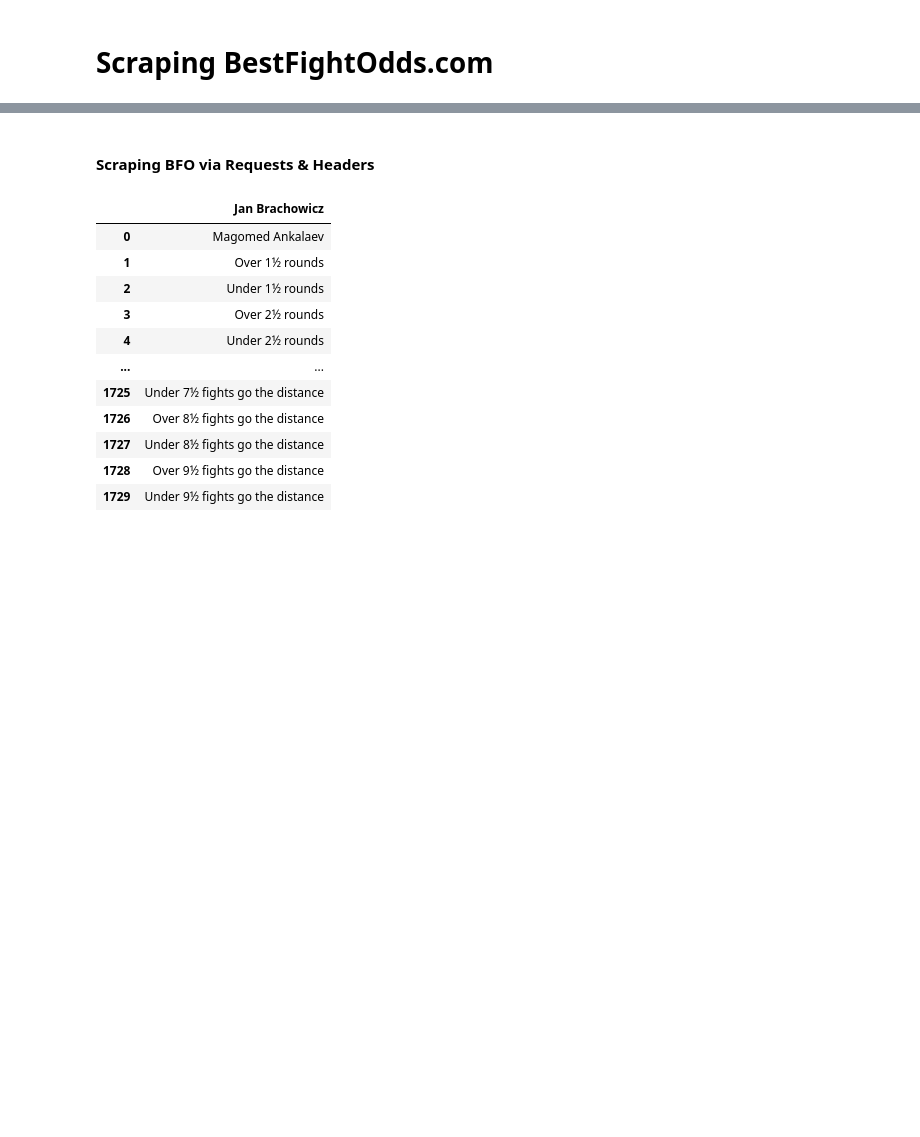
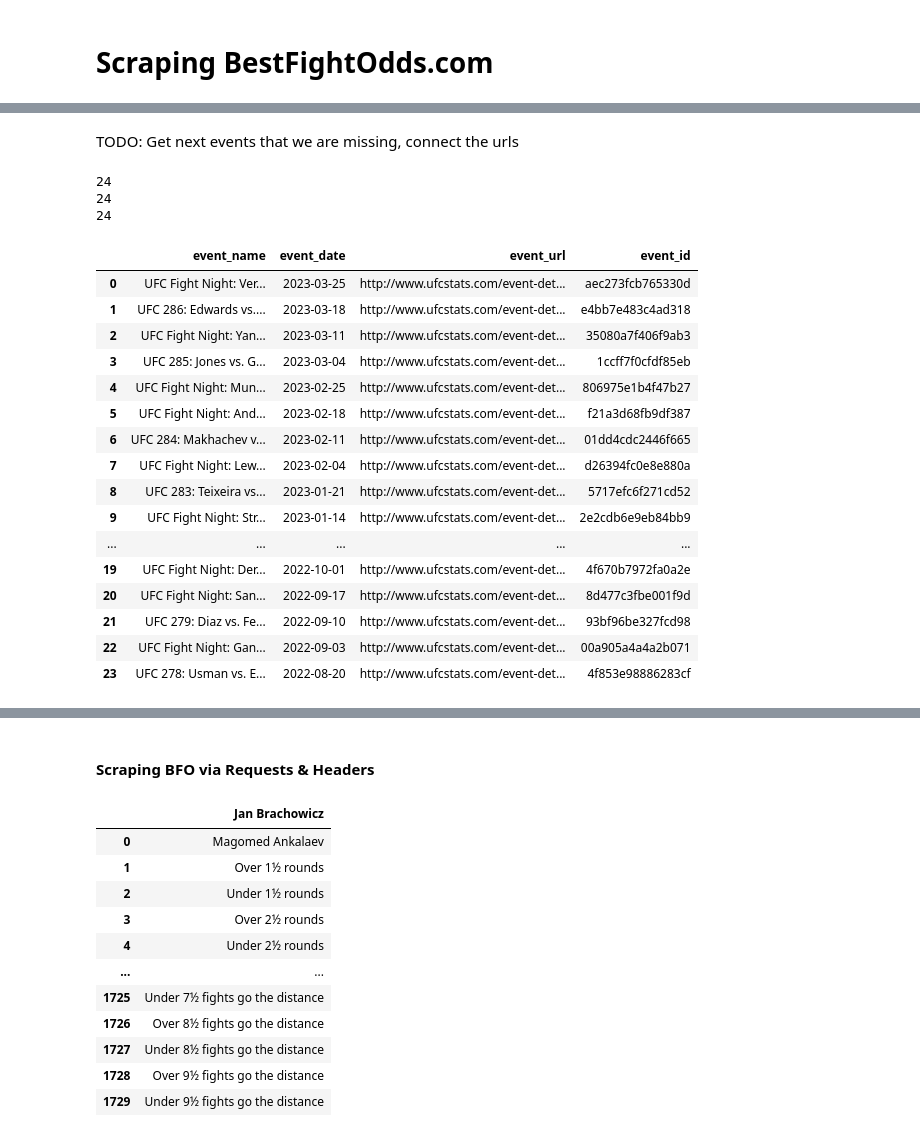
Before and after one commit to tmcroyce/UFC_Prediction_V2.1, a Jupyter notebook: V2_Newer_Notebooks/1. Scraping BestFightOdds.ipynb, the cells around one changed output, grey strips where cells are left out. Cells and saved outputs as stored; diff of their text form; code cells hidden in the pictures; blank space fills up the shorter version.

```diff
--- a/V2_Newer_Notebooks/1. Scraping BestFightOdds.ipynb
+++ b/V2_Newer_Notebooks/1. Scraping BestFightOdds.ipynb
@@ -48,0 +74,67 @@ print(f' {len(event_urls)} events')
+# %% [markdown]
+TODO: Get next events that we are missing, connect the urls
+# %%
+def get_last_events_ufcstats():
+    url = 'http://www.ufcstats.com/statistics/events/completed'
+    page = requests.get(url)
+    soup = BeautifulSoup(page.content, 'html.parser')
+
+    # get text and links
+    event_links = soup.find_all('a', class_='b-link b-link_style_black')
+    event_links = [link.get('href') for link in event_links]
+    print(len(event_links))
+
+    # get event names
+    event_names = soup.find_all('a', class_='b-link b-link_style_black')
+    event_names = [link.text for link in event_names]
+    # replace \n with ''
+    event_names = [name.replace('\n', '') for name in event_names]
+
+    print(len(event_names))
+
+
+    # get event dates
+    event_dates = soup.find_all('span', class_='b-statistics__date')
+    event_dates = [date.text for date in event_dates]
+    # drop the first
+    event_dates = event_dates[1:]
+
+    print(len(event_dates))
+
+
+
+    # make df
+    df = pd.DataFrame({'event_name': event_names, 'event_date': event_dates, 'event_url': event_links})
+    df['event_date'] = pd.to_datetime(df['event_date'])
+    df = df.sort_values(by='event_date', ascending=False)
+    df = df.reset_index(drop=True)
+    # event_id is the last part of the url
+    df['event_id'] = df['event_url'].apply(lambda x: x.split('/')[-1])
+
+
+
+    return df
+# %%
+last_events = get_last_events_ufcstats()
+last_events
+# %% [output]
+24
+24
+24
+|  | event_name | event_date | event_url | event_id |
+| 0 | UFC Fight Night: Ver... | 2023-03-25 | http://www.ufcstats.com/event-det... | aec273fcb765330d |
+| 1 | UFC 286: Edwards vs.... | 2023-03-18 | http://www.ufcstats.com/event-det... | e4bb7e483c4ad318 |
+| 2 | UFC Fight Night: Yan... | 2023-03-11 | http://www.ufcstats.com/event-det... | 35080a7f406f9ab3 |
+| 3 | UFC 285: Jones vs. G... | 2023-03-04 | http://www.ufcstats.com/event-det... | 1ccff7f0cfdf85eb |
+| 4 | UFC Fight Night: Mun... | 2023-02-25 | http://www.ufcstats.com/event-det... | 806975e1b4f47b27 |
+| 5 | UFC Fight Night: And... | 2023-02-18 | http://www.ufcstats.com/event-det... | f21a3d68fb9df387 |
+| 6 | UFC 284: Makhachev v... | 2023-02-11 | http://www.ufcstats.com/event-det... | 01dd4cdc2446f665 |
+| 7 | UFC Fight Night: Lew... | 2023-02-04 | http://www.ufcstats.com/event-det... | d26394fc0e8e880a |
+| 8 | UFC 283: Teixeira vs... | 2023-01-21 | http://www.ufcstats.com/event-det... | 5717efc6f271cd52 |
+| 9 | UFC Fight Night: Str... | 2023-01-14 | http://www.ufcstats.com/event-det... | 2e2cdb6e9eb84bb9 |
+| ... | ... | ... | ... | ... |
+| 19 | UFC Fight Night: Der... | 2022-10-01 | http://www.ufcstats.com/event-det... | 4f670b7972fa0a2e |
+| 20 | UFC Fight Night: San... | 2022-09-17 | http://www.ufcstats.com/event-det... | 8d477c3fbe001f9d |
+| 21 | UFC 279: Diaz vs. Fe... | 2022-09-10 | http://www.ufcstats.com/event-det... | 93bf96be327fcd98 |
+| 22 | UFC Fight Night: Gan... | 2022-09-03 | http://www.ufcstats.com/event-det... | 00a905a4a4a2b071 |
+| 23 | UFC 278: Usman vs. E... | 2022-08-20 | http://www.ufcstats.com/event-det... | 4f853e98886283cf |
```
Also changed, not shown: parts of 37 cells of this notebook, 2 other files.
